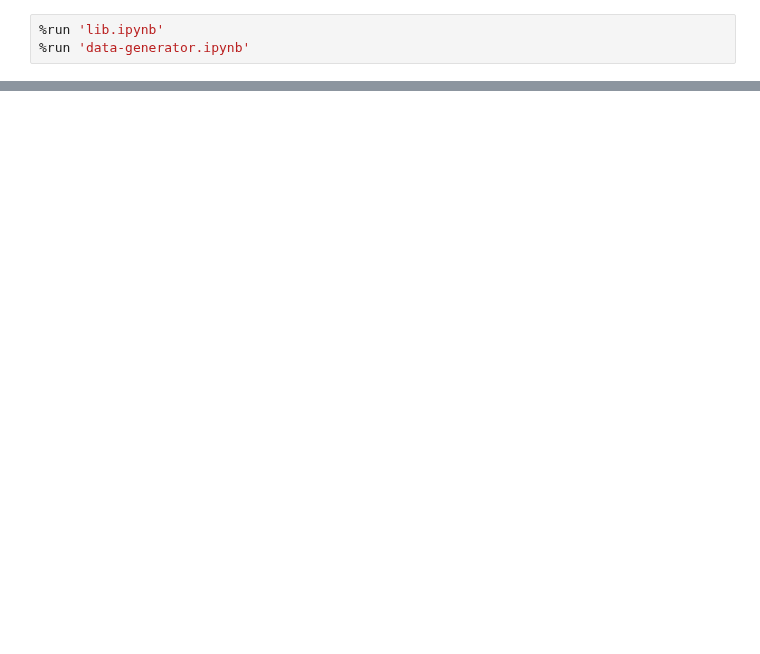
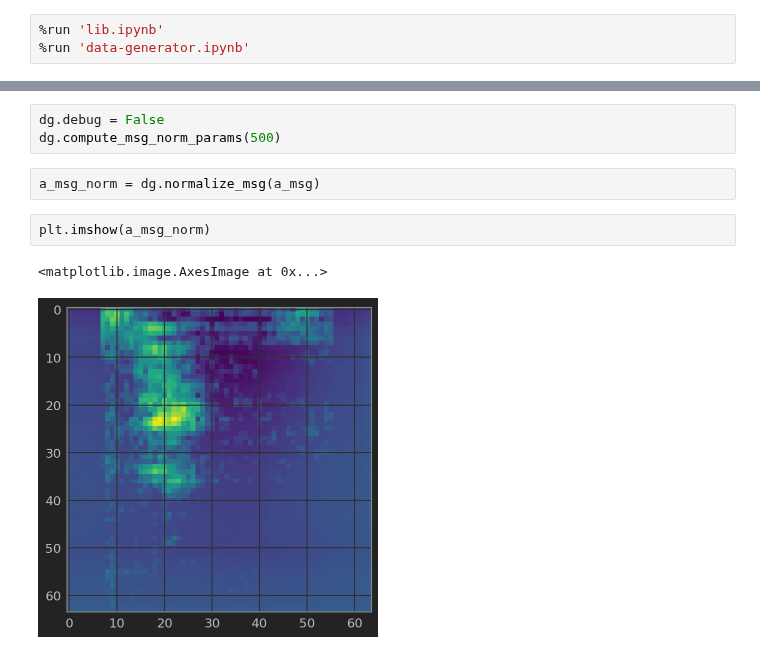
Before and after one commit to myurasov/Kaggle-TF-Speech, a Jupyter notebook: _data-generator-test.ipynb, the cells around one changed output, grey strips where cells are left out. Saved outputs shown, nothing was run; the diff lists cells and outputs as text; blank space fills up the shorter version.

```diff
--- a/_data-generator-test.ipynb
+++ b/_data-generator-test.ipynb
@@ -56,0 +69,10 @@ Counter({'down': 84,
+# %%
+dg.debug = False
+dg.compute_msg_norm_params(500)
+# %%
+a_msg_norm = dg.normalize_msg(a_msg)
+# %%
+plt.imshow(a_msg_norm)
+# %% [output]
+<matplotlib.image.AxesImage at 0x...>
+[figure, added]
```
Also changed, not shown: parts of 7 cells of this notebook, 2 other files.
